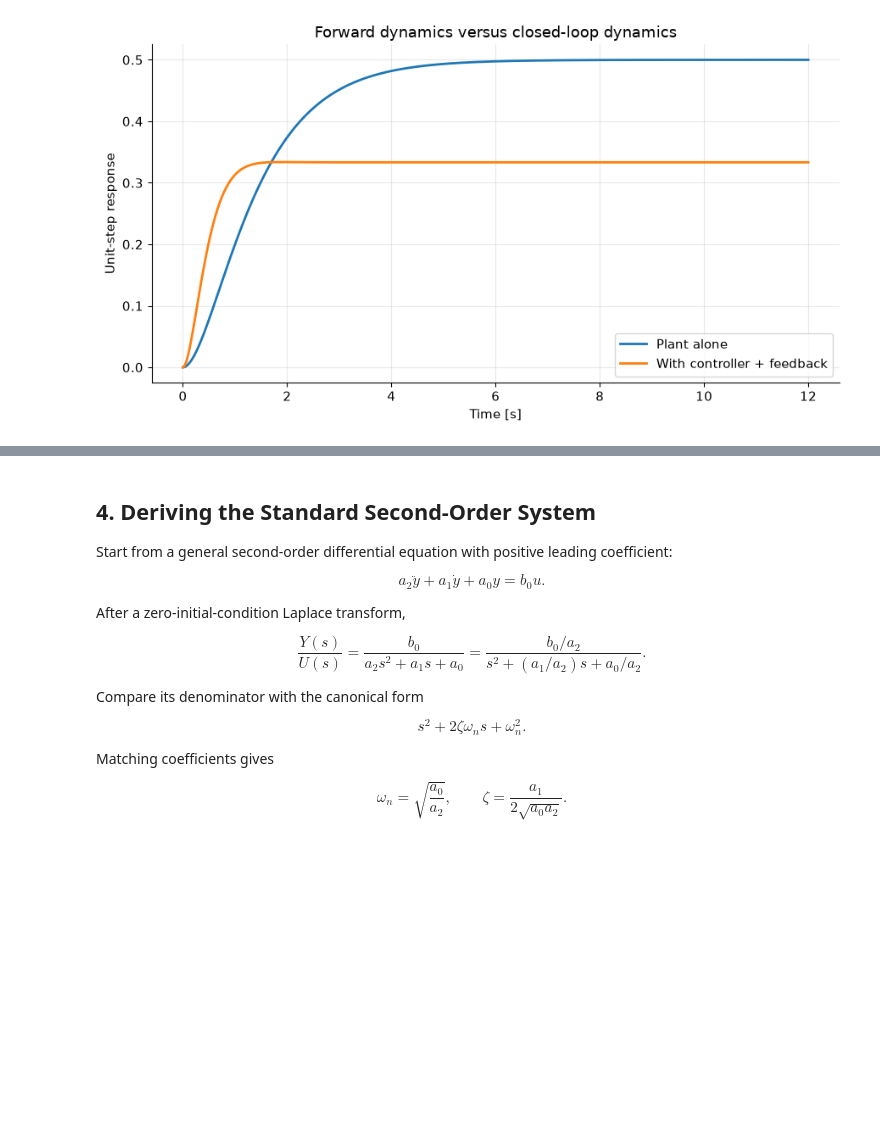
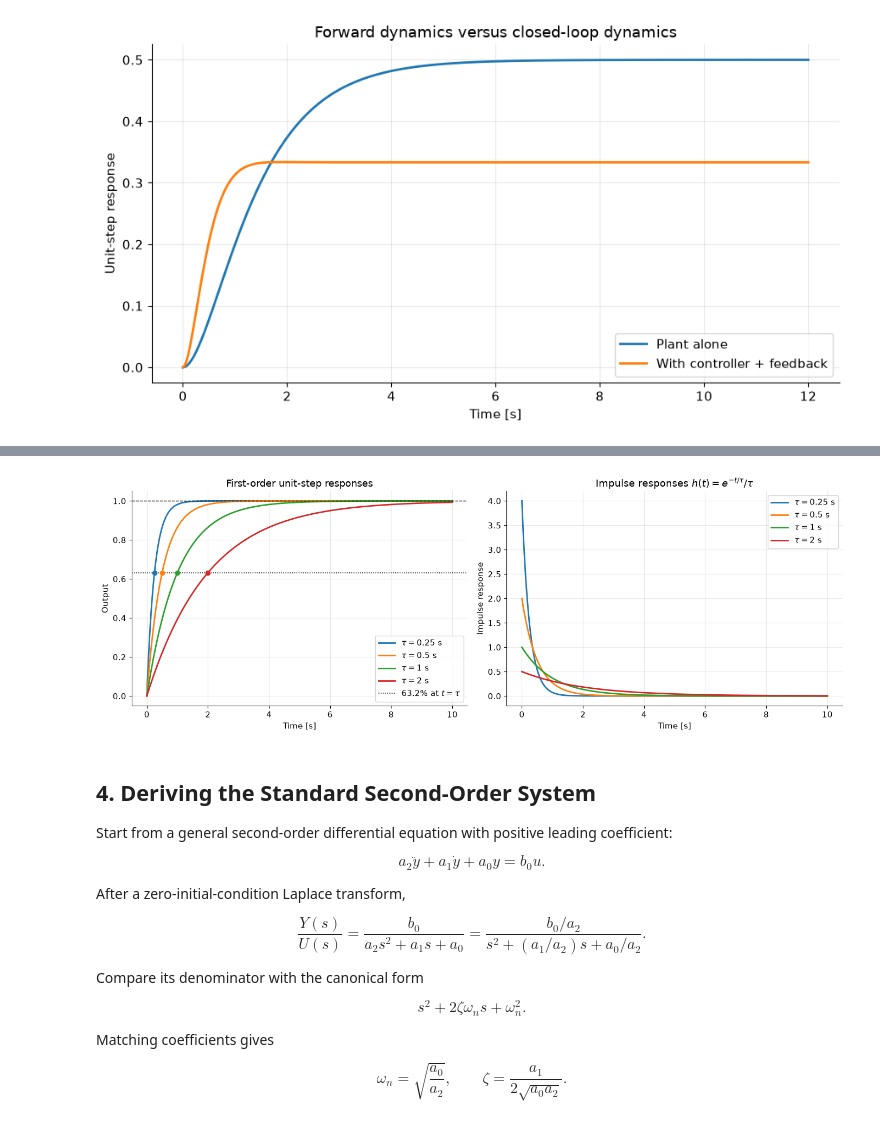
Before and after one commit to tanvir046/gpt5.5, a Jupyter notebook: control_systems_fundamentals.ipynb, the cells around one changed output, grey strips where cells are left out. Drawn from its saved outputs; the diff is of its cells as text; code cells hidden in the pictures; blank space fills up the shorter version.

```diff
--- a/control_systems_fundamentals.ipynb
+++ b/control_systems_fundamentals.ipynb
@@ -192,3 +222,34 @@ Closed-loop poles: [-2.+1.j -2.-1.j]
+# %%
+first_order_time = np.linspace(0, 10, 2000)
+time_constants = [0.25, 0.5, 1.0, 2.0]
+fig, axes = plt.subplots(1, 2, figsize=(14, 5))
+
+for index, time_constant in enumerate(time_constants):
+    first_order_system = ct.tf([1.0], [time_constant, 1.0])
+    step_result = ct.step_response(first_order_system, T=first_order_time)
+    impulse_result = ct.impulse_response(first_order_system, T=first_order_time)
+    axes[0].plot(step_result.time, np.asarray(step_result.outputs).squeeze(),
+                 color=COLORS[index], label=fr"$\tau={time_constant:g}$ s")
+    axes[0].scatter([time_constant], [1 - np.exp(-1)], color=COLORS[index], s=35, zorder=3)
+    axes[1].plot(impulse_result.time, np.asarray(impulse_result.outputs).squeeze(),
+                 color=COLORS[index], label=fr"$\tau={time_constant:g}$ s")
+
+axes[0].axhline(1 - np.exp(-1), color="black", linestyle=":", linewidth=1.1,
+                label=r"63.2% at $t=\tau$")
+axes[0].axhline(1, color="black", linestyle="--", linewidth=1)
+axes[0].set_title("First-order unit-step responses")
+axes[0].set_xlabel("Time [s]")
+axes[0].set_ylabel("Output")
+axes[0].legend()
+axes[1].set_title(r"Impulse responses $h(t)=e^{-t/\tau}/\tau$")
+axes[1].set_xlabel("Time [s]")
+axes[1].set_ylabel("Impulse response")
+axes[1].legend()
+
+fig.tight_layout()
+plt.show()
+# %% [output]
+[figure, added]
 # %% [markdown]
 ## 4. Deriving the Standard Second-Order System
 
```
Also changed, not shown: parts of 22 cells of this notebook.
